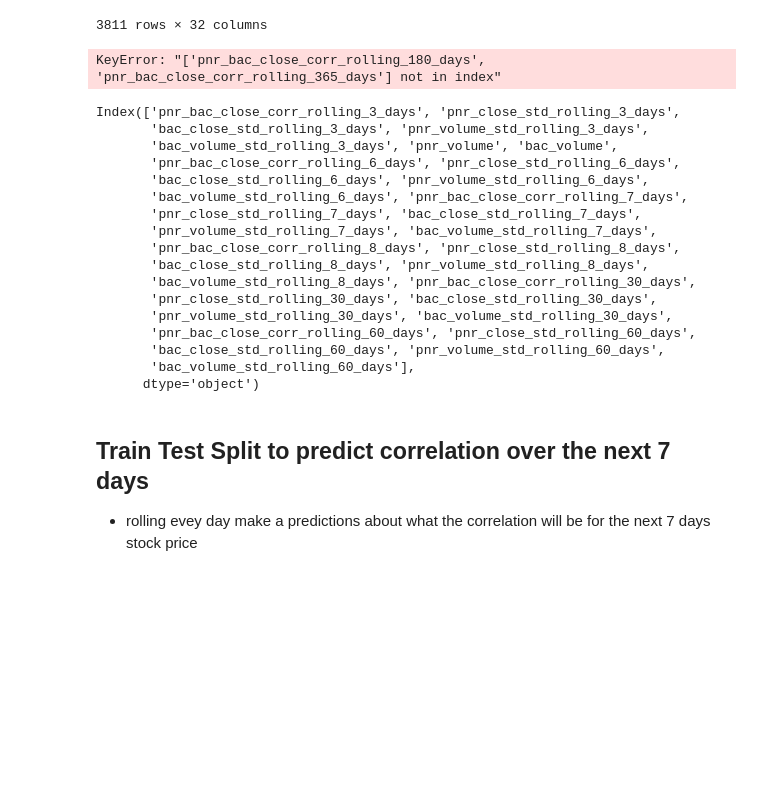
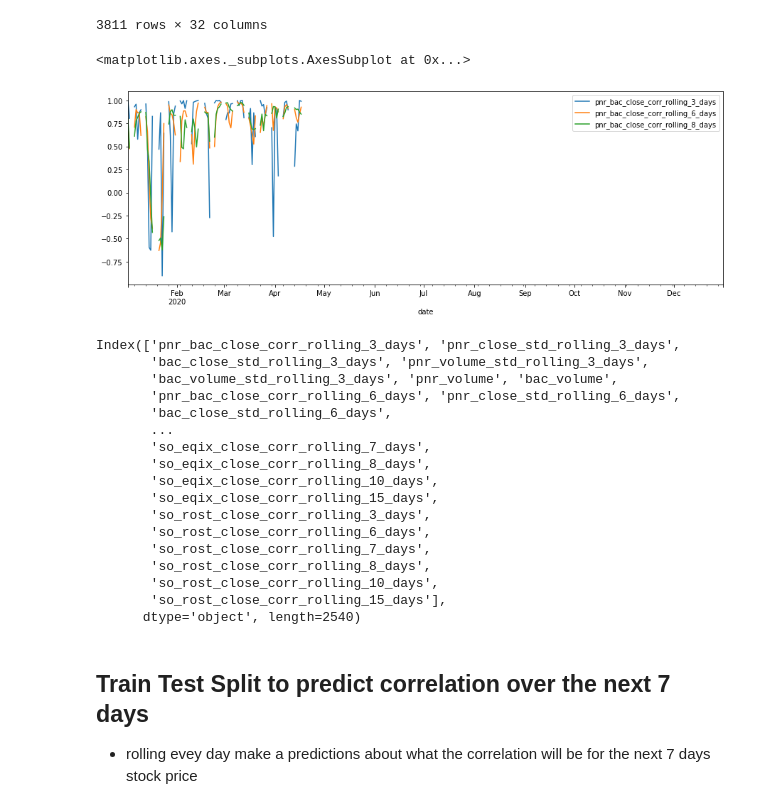
Before and after one commit to jonhilgart22/daily_trading, a Jupyter notebook: notebooks/train_model.ipynb, the cells around one changed output. Saved outputs shown, nothing was run; the diff lists cells and outputs as text; code cells hidden in the pictures; blank space fills up the shorter version.

```diff
--- a/notebooks/train_model.ipynb
+++ b/notebooks/train_model.ipynb
@@ -361,7 +364,8 @@ def build_correlation_dfs(dict_of_stocks_and_dfs, n_day_rolling_features_list=[
                 start = time.time()
 
     end_time = time.time()
-    print(f"Total time {(end_time-start_time) / 60} minutes for {n_stocks*n_stocks} pairs")
+    print(f"Total time {(end_time-start_time) / 60} minutes for {n_stocks*n_stocks - n_stocks} pairs")
+    final_feature_df = add_time_feature(final_feature_df)
     return final_feature_df, pairs_of_stocks
 
 
@@ -473,0 +490,3 @@ Index(['pnr_bac_close_corr_rolling_3_days', 'pnr_close_std_rolling_3_days',
+# %%
+# drop na
+final_stock_df = final_stock_df.dropna()
@@ -509,11 +542,12 @@ final_stock_df.loc[~pd.isna(final_stock_df.pnr_volume), :]
 | 2020-04-16 | 0.999157 | 0.874700 | 1.176194 | 517946.082569 | ... |
 | 2020-04-17 | 0.989084 | 0.590706 | 0.934577 | 589549.347253 | ... |
 3811 rows × 32 columns
-# %%
-final_stock_df[['pnr_bac_close_corr_rolling_365_days','pnr_bac_close_corr_rolling_180_days',
-                                                'pnr_bac_close_corr_rolling_30_days']].plot(figsize=(15,5))
-# %% [output]
-KeyError: "['pnr_bac_close_corr_rolling_180_days', 'pnr_bac_close_corr_rolling_365_days'] not in index"
+# %%
+final_stock_df.loc[((final_stock_df.index>'2020-01-01') & (final_stock_df.index<'2021-01-01')), :][['pnr_bac_close_corr_rolling_3_days','pnr_bac_close_corr_rolling_6_days',
+                                                'pnr_bac_close_corr_rolling_8_days']].plot(figsize=(15,5))
+# %% [output]
+<matplotlib.axes._subplots.AxesSubplot at 0x...>
+[figure, added]
 # %%
 final_stock_df.columns
 # %% [output]
@@ -521,19 +555,19 @@ Index(['pnr_bac_close_corr_rolling_3_days', 'pnr_close_std_rolling_3_days',
        'bac_close_std_rolling_3_days', 'pnr_volume_std_rolling_3_days',
        'bac_volume_std_rolling_3_days', 'pnr_volume', 'bac_volume',
        'pnr_bac_close_corr_rolling_6_days', 'pnr_close_std_rolling_6_days',
-       'bac_close_std_rolling_6_days', 'pnr_volume_std_rolling_6_days',
-       'bac_volume_std_rolling_6_days', 'pnr_bac_close_corr_rolling_7_days',
-       'pnr_close_std_rolling_7_days', 'bac_close_std_rolling_7_days',
-       'pnr_volume_std_rolling_7_days', 'bac_volume_std_rolling_7_days',
-       'pnr_bac_close_corr_rolling_8_days', 'pnr_close_std_rolling_8_days',
-       'bac_close_std_rolling_8_days', 'pnr_volume_std_rolling_8_days',
-       'bac_volume_std_rolling_8_days', 'pnr_bac_close_corr_rolling_30_days',
-       'pnr_close_std_rolling_30_days', 'bac_close_std_rolling_30_days',
-       'pnr_volume_std_rolling_30_days', 'bac_volume_std_rolling_30_days',
-       'pnr_bac_close_corr_rolling_60_days', 'pnr_close_std_rolling_60_days',
-       'bac_close_std_rolling_60_days', 'pnr_volume_std_rolling_60_days',
-       'bac_volume_std_rolling_60_days'],
-      dtype='object')
+       'bac_close_std_rolling_6_days',
+       ...
+       'so_eqix_close_corr_rolling_7_days',
+       'so_eqix_close_corr_rolling_8_days',
+       'so_eqix_close_corr_rolling_10_days',
+       'so_eqix_close_corr_rolling_15_days',
+       'so_rost_close_corr_rolling_3_days',
+       'so_rost_close_corr_rolling_6_days',
+       'so_rost_close_corr_rolling_7_days',
+       'so_rost_close_corr_rolling_8_days',
+       'so_rost_close_corr_rolling_10_days',
+       'so_rost_close_corr_rolling_15_days'],
+      dtype='object', length=2540)
 # %% [markdown]
 ## Train Test Split to predict correlation over the next 7 days
 - rolling evey day make a predictions about what the correlation will be for the next 7 days stock price
```
Also changed, not shown: parts of 22 cells of this notebook.
